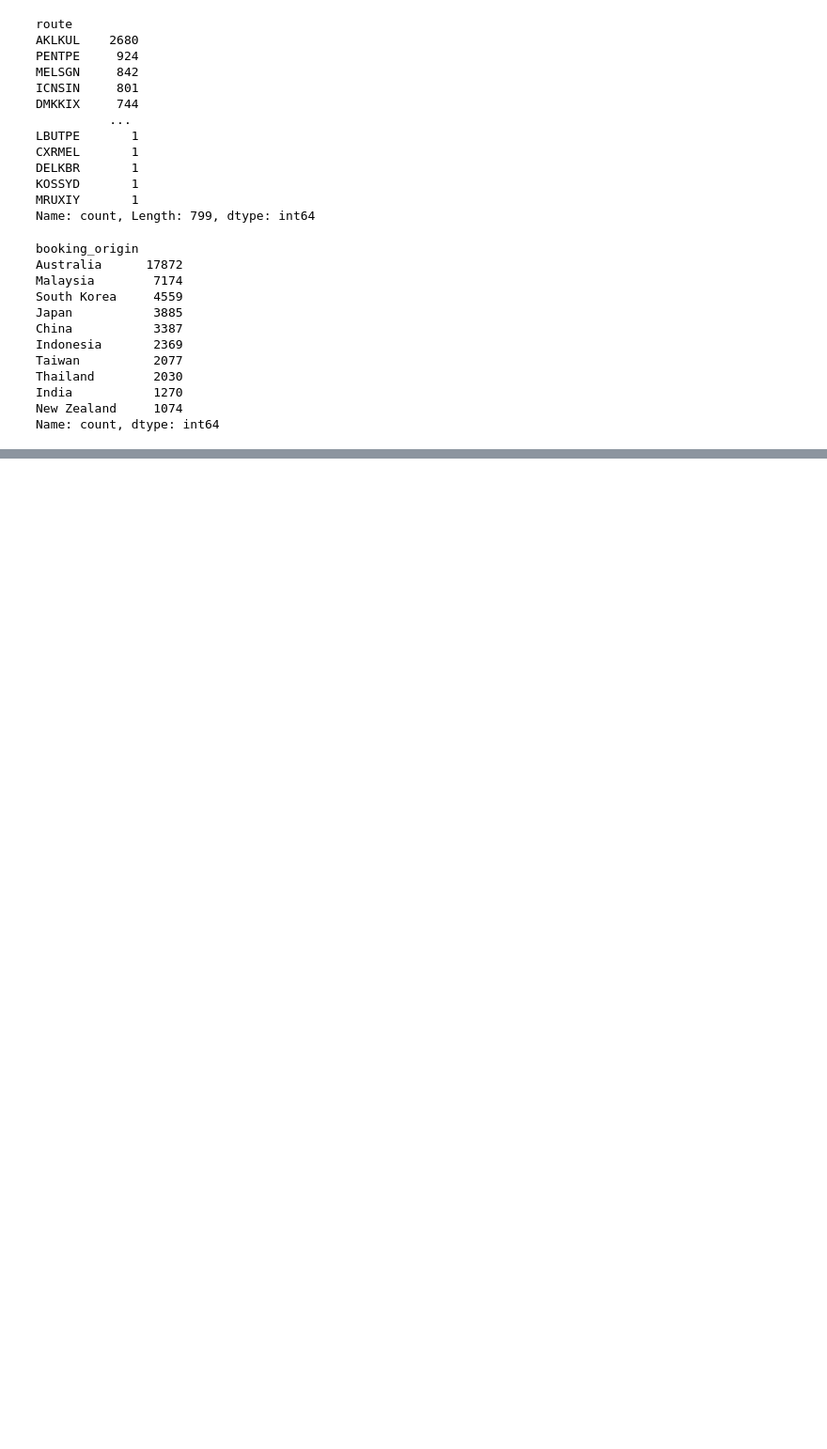
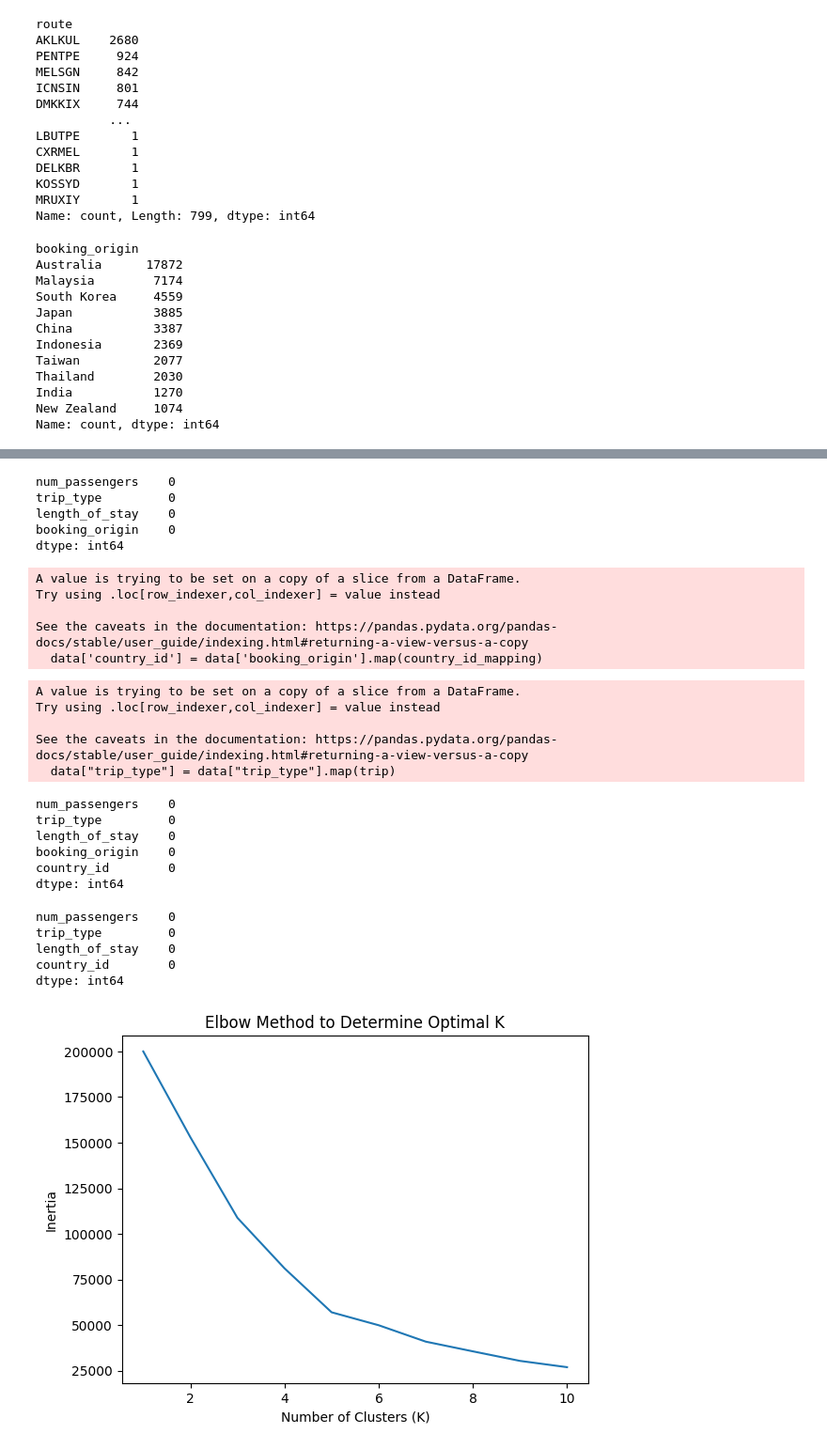
Before and after one commit to daameya/BritishAirway-Data-Analysis, a Jupyter notebook: Getting Started_task_2.ipynb, the cells around one changed output, grey strips where cells are left out. Shown at 94% size. Cells and saved outputs as stored; diff of their text form; code cells hidden in the pictures; blank space fills up the shorter version.

```diff
--- a/Getting Started_task_2.ipynb
+++ b/Getting Started_task_2.ipynb
@@ -161,0 +187,43 @@ Name: count, dtype: int64
+# %%
+data.isna().sum()
+# %% [output]
+num_passengers    0
+trip_type         0
+length_of_stay    0
+booking_origin    0
+dtype: int64
+# %%
+# Create a mapping of country names to unique IDs
+country_id_mapping = {booking_origin: idx for idx, booking_origin in enumerate(data['booking_origin'].unique())}
+# Replace country names with IDs
+data['country_id'] = data['booking_origin'].map(country_id_mapping)
+# %% [output]
+A value is trying to be set on a copy of a slice from a DataFrame.
+Try using .loc[row_indexer,col_indexer] = value instead
+
+See the caveats in the documentation: https://pandas.pydata.org/pandas-docs/stable/user_guide/indexing.html#returning-a-view-versus-a-copy
+  data['country_id'] = data['booking_origin'].map(country_id_mapping)
+# %%
+trip = {
+    "CircleTrip": 0,
+    "OneWay": 1,
+    "RoundTrip": 2,
+
+}
+
+data["trip_type"] = data["trip_type"].map(trip)
+# %% [output]
+A value is trying to be set on a copy of a slice from a DataFrame.
+Try using .loc[row_indexer,col_indexer] = value instead
+
+See the caveats in the documentation: https://pandas.pydata.org/pandas-docs/stable/user_guide/indexing.html#returning-a-view-versus-a-copy
+  data["trip_type"] = data["trip_type"].map(trip)
+# %%
+data.isna().sum()
+# %% [output]
+num_passengers    0
+trip_type         0
+length_of_stay    0
+booking_origin    0
+country_id        0
+dtype: int64
@@ -161,0 +232,28 @@ Name: count, dtype: int64
+# %%
+# Preprocess and standardize the data
+scaler = StandardScaler()
+scaled_data = scaler.fit_transform(data)
+# %%
+data.isna().sum()
+# %% [output]
+num_passengers    0
+trip_type         0
+length_of_stay    0
+country_id        0
+dtype: int64
+# %%
+# Determine the optimal number of clusters (K) using the Elbow Method
+inertia = []
+for k in range(1, 11):
+    kmeans = KMeans(n_clusters=k, random_state=42)
+    kmeans.fit(scaled_data)
+    inertia.append(kmeans.inertia_)
+# %%
+# Plot the Elbow Method
+plt.plot(range(1, 11), inertia)
+plt.xlabel('Number of Clusters (K)')
+plt.ylabel('Inertia')
+plt.title('Elbow Method to Determine Optimal K')
+plt.show()
+# %% [output]
+[figure, added]
```
Also changed, not shown: parts of 29 cells of this notebook.
